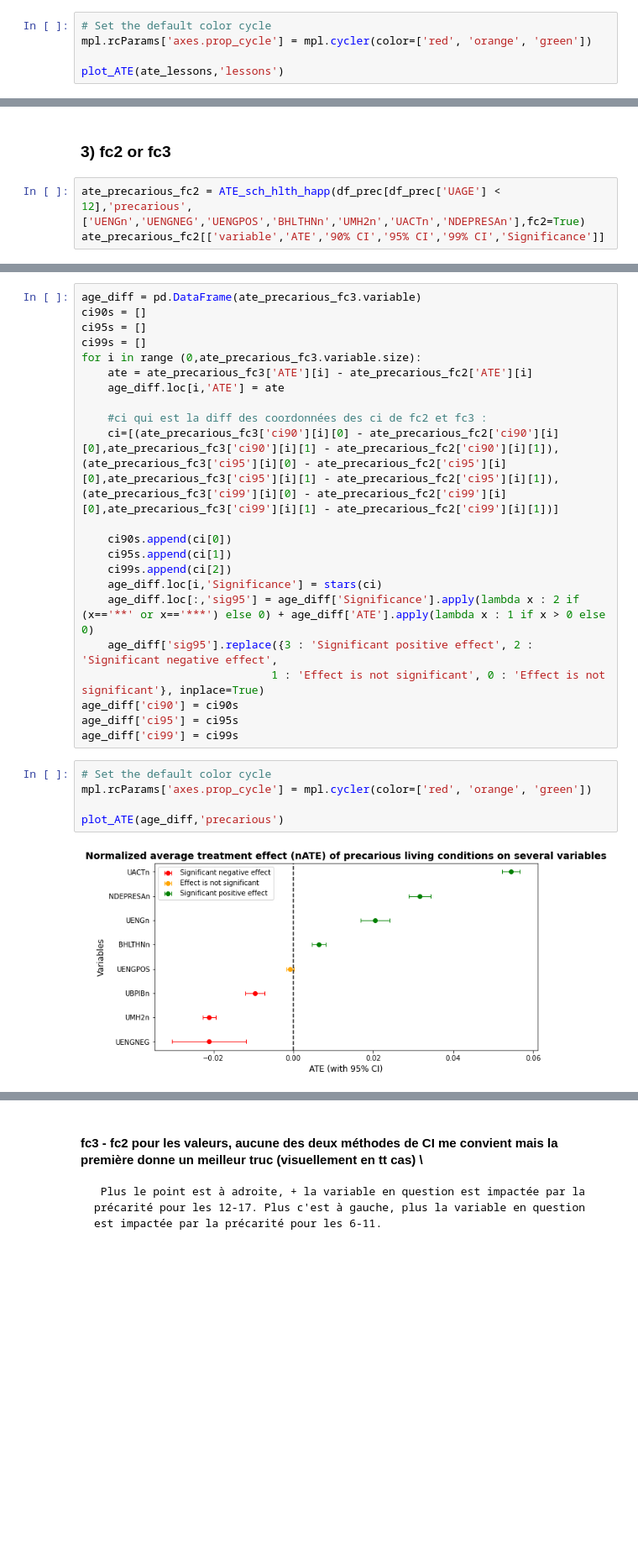
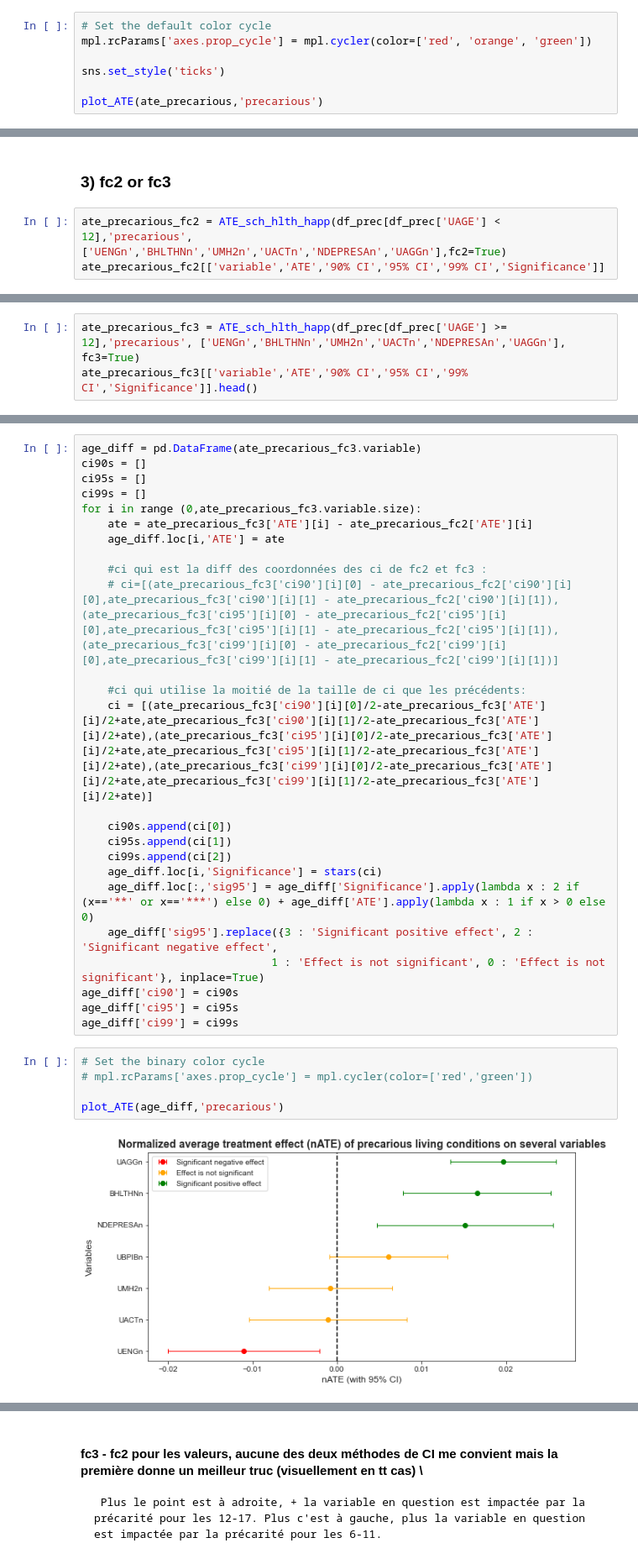
Before and after one commit to epfl-ada/ada-2020-project-milestone-p3-p3_ada-boi, a Jupyter notebook: creative_extension.ipynb, the cells around one changed output, grey strips where cells are left out. Shown: that part at 84% size. Drawn from its saved outputs; the diff is of its cells as text; blank space fills up the shorter version.

```diff
--- a/creative_extension.ipynb
+++ b/creative_extension.ipynb
@@ -1070,5 +1044,7 @@ Number of matched subjects: 6120 / 7006
 # Set the default color cycle
 mpl.rcParams['axes.prop_cycle'] = mpl.cycler(color=['red', 'orange', 'green'])
 
-plot_ATE(ate_lessons,'lessons')
+sns.set_style('ticks')
+
+plot_ATE(ate_precarious,'precarious')
 # %% [output]
@@ -1114,7 +1052,7 @@ plot_ATE(ate_precarious,'precarious')
 # %% [markdown]
 ### 3) fc2 or fc3
 # %%
-ate_precarious_fc2 = ATE_sch_hlth_happ(df_prec[df_prec['UAGE'] < 12],'precarious',['UENGn','UENGNEG','UENGPOS','BHLTHNn','UMH2n','UACTn','NDEPRESAn'],fc2=True)
+ate_precarious_fc2 = ATE_sch_hlth_happ(df_prec[df_prec['UAGE'] < 12],'precarious',['UENGn','BHLTHNn','UMH2n','UACTn','NDEPRESAn','UAGGn'],fc2=True)
 ate_precarious_fc2[['variable','ATE','90% CI','95% CI','99% CI','Significance']]
 # %% [output]
 UENGn
@@ -1177,0 +1084,3 @@ plot_ATE(ate_precarious_fc2,'precarious')
+# %%
+ate_precarious_fc3 = ATE_sch_hlth_happ(df_prec[df_prec['UAGE'] >= 12],'precarious', ['UENGn','BHLTHNn','UMH2n','UACTn','NDEPRESAn','UAGGn'], fc3=True)
+ate_precarious_fc3[['variable','ATE','90% CI','95% CI','99% CI','Significance']].head()
@@ -1189,7 +1119,10 @@ for i in range (0,ate_precarious_fc3.variable.size):
     age_diff.loc[i,'ATE'] = ate
 
     #ci qui est la diff des coordonnées des ci de fc2 et fc3 :
-    ci=[(ate_precarious_fc3['ci90'][i][0] - ate_precarious_fc2['ci90'][i][0],ate_precarious_fc3['ci90'][i][1] - ate_precarious_fc2['ci90'][i][1]),(ate_precarious_fc3['ci95'][i][0] - ate_precarious_fc2['ci95'][i][0],ate_precarious_fc3['ci95'][i][1] - ate_precarious_fc2['ci95'][i][1]),(ate_precarious_fc3['ci99'][i][0] - ate_precarious_fc2['ci99'][i][0],ate_precarious_fc3['ci99'][i][1] - ate_precarious_fc2['ci99'][i][1])]
+    # ci=[(ate_precarious_fc3['ci90'][i][0] - ate_precarious_fc2['ci90'][i][0],ate_precarious_fc3['ci90'][i][1] - ate_precarious_fc2['ci90'][i][1]),(ate_precarious_fc3['ci95'][i][0] - ate_precarious_fc2['ci95'][i][0],ate_precarious_fc3['ci95'][i][1] - ate_precarious_fc2['ci95'][i][1]),(ate_precarious_fc3['ci99'][i][0] - ate_precarious_fc2['ci99'][i][0],ate_precarious_fc3['ci99'][i][1] - ate_precarious_fc2['ci99'][i][1])]
+
+    #ci qui utilise la moitié de la taille de ci que les précédents:
+    ci = [(ate_precarious_fc3['ci90'][i][0]/2-ate_precarious_fc3['ATE'][i]/2+ate,ate_precarious_fc3['ci90'][i][1]/2-ate_precarious_fc3['ATE'][i]/2+ate),(ate_precarious_fc3['ci95'][i][0]/2-ate_precarious_fc3['ATE'][i]/2+ate,ate_precarious_fc3['ci95'][i][1]/2-ate_precarious_fc3['ATE'][i]/2+ate),(ate_precarious_fc3['ci99'][i][0]/2-ate_precarious_fc3['ATE'][i]/2+ate,ate_precarious_fc3['ci99'][i][1]/2-ate_precarious_fc3['ATE'][i]/2+ate)]
 
     ci90s.append(ci[0])
     ci95s.append(ci[1])
@@ -1202,9 +1135,9 @@ age_diff['ci90'] = ci90s
 age_diff['ci95'] = ci95s
 age_diff['ci99'] = ci99s
 # %%
-# Set the default color cycle
-mpl.rcParams['axes.prop_cycle'] = mpl.cycler(color=['red', 'orange', 'green'])
+# Set the binary color cycle
+# mpl.rcParams['axes.prop_cycle'] = mpl.cycler(color=['red','green'])
 
 plot_ATE(age_diff,'precarious')
 # %% [output]
-[figure, old version]
+[figure, new version]
```
Also changed, not shown: parts of 110 cells of this notebook.
